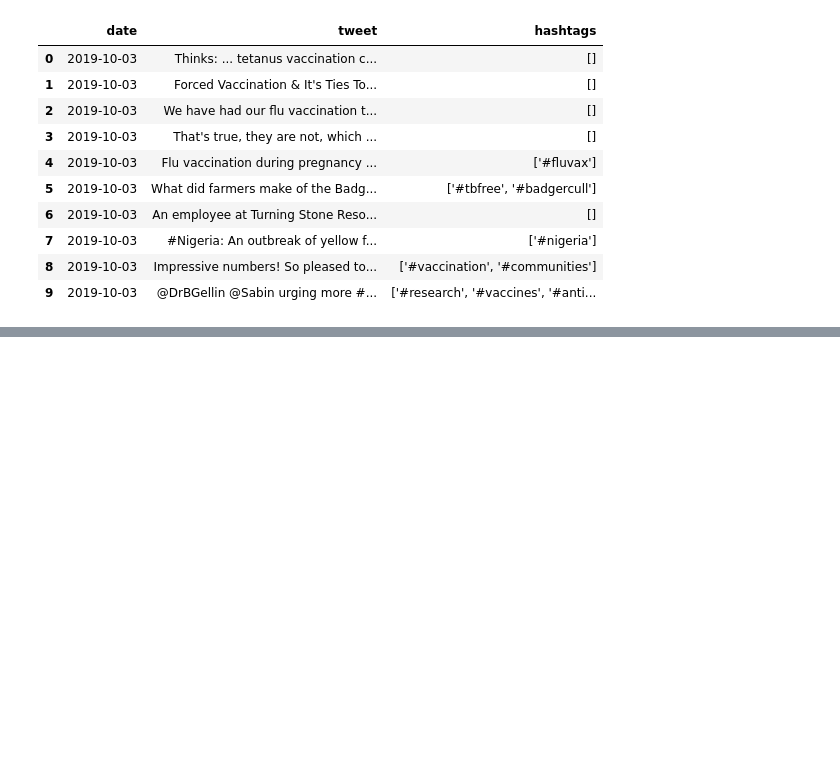
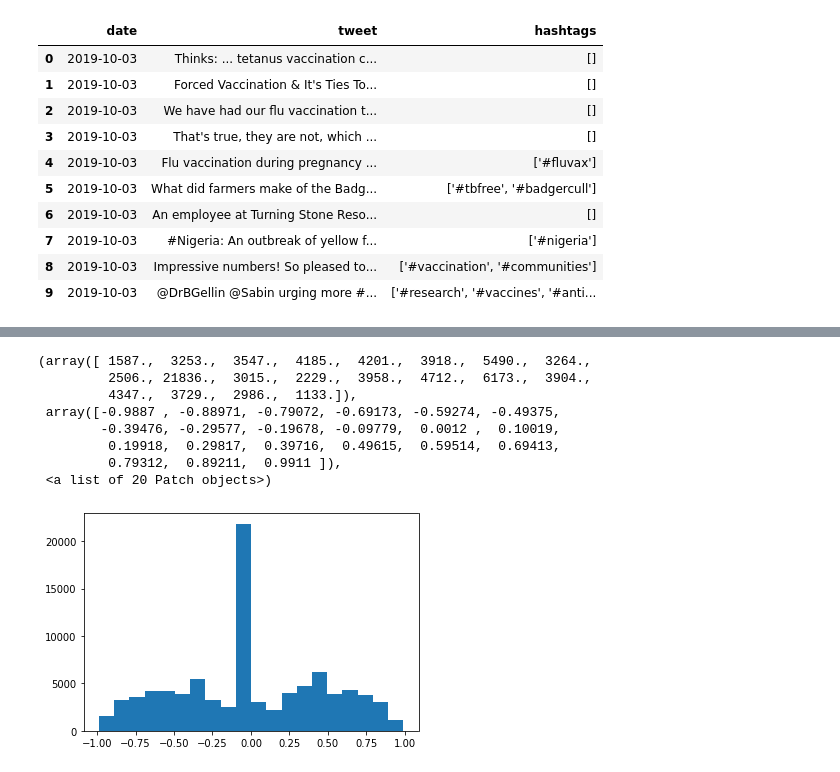
Before and after one commit to vanand96/VaccineDataAnalyzer, a Jupyter notebook: Project_Pandas.ipynb, the cells around one changed output, grey strips where cells are left out. Saved outputs shown, nothing was run; the diff lists cells and outputs as text; code cells hidden in the pictures; blank space fills up the shorter version.

```diff
--- a/Project_Pandas.ipynb
+++ b/Project_Pandas.ipynb
@@ -90,0 +274,18 @@ df.head(10)
+# %%
+# create analyzer object
+analyzer = SentimentIntensityAnalyzer()
+# for tweet in df['clean_tweets']:
+#     print(tweet)
+# get a list of scores and plot
+scores = [analyzer.polarity_scores(tweet)['compound'] for tweet in df['clean_tweets']]
+plt.hist(scores, bins=20)
+# %% [output]
+(array([ 1587.,  3253.,  3547.,  4185.,  4201.,  3918.,  5490.,  3264.,
+         2506., 21836.,  3015.,  2229.,  3958.,  4712.,  6173.,  3904.,
+         4347.,  3729.,  2986.,  1133.]),
+ array([-0.9887 , -0.88971, -0.79072, -0.69173, -0.59274, -0.49375,
+        -0.39476, -0.29577, -0.19678, -0.09779,  0.0012 ,  0.10019,
+         0.19918,  0.29817,  0.39716,  0.49615,  0.59514,  0.69413,
+         0.79312,  0.89211,  0.9911 ]),
+ <a list of 20 Patch objects>)
+[figure, added]
```
Also changed, not shown: parts of 8 cells of this notebook, 1 other file.
